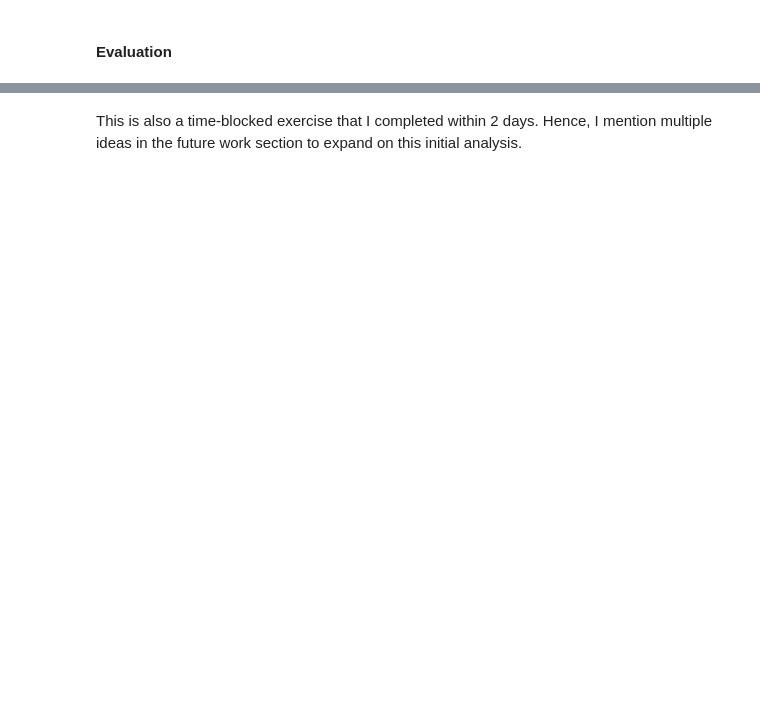
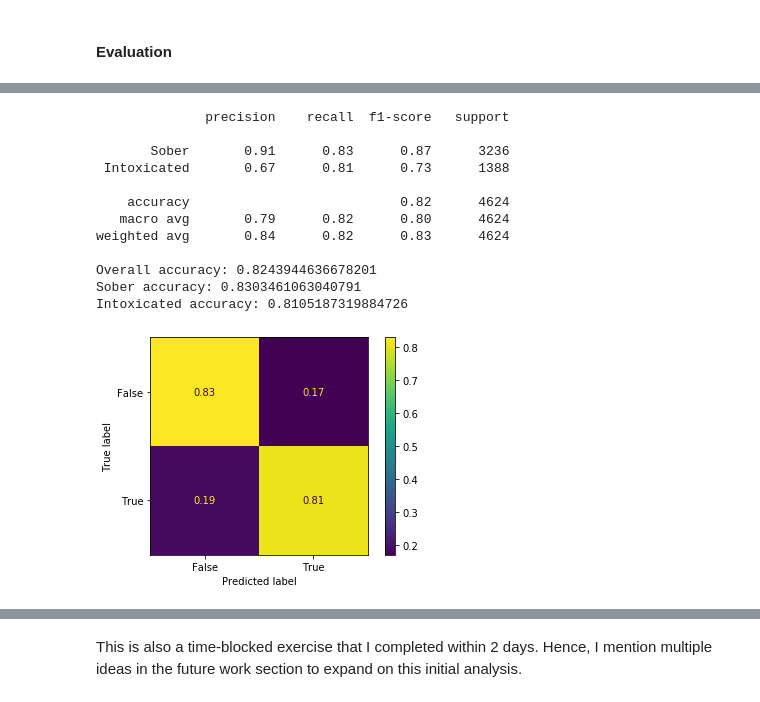
Before and after one commit to neo-anderson/TACPrediction, a Jupyter notebook: Analysis.ipynb, the cells around one changed output, grey strips where cells are left out. Drawn from its saved outputs; the diff is of its cells as text; code cells hidden in the pictures; blank space fills up the shorter version.

```diff
--- a/Analysis.ipynb
+++ b/Analysis.ipynb
@@ -739,0 +819,25 @@ This is formulated as a classification problem, but you are free to use any tech
+# %%
+X_train, X_test, y_train, y_test = train_test_split(X_full, y_full, test_size=0.2, shuffle=True, stratify=y_full, random_state=1337)
+clf = MLPClassifier(hidden_layer_sizes=(200,50), activation='relu', solver='adam', learning_rate='constant', random_state=1337)
+clf.fit(X_train, y_train)
+print(classification_report(y_test, clf.predict(X_test), labels=None, target_names=['Sober', 'Intoxicated'], sample_weight=None, digits=2, output_dict=False, zero_division='warn'))
+cm = confusion_matrix(clf.predict(X_test), y_test)
+print(f"Overall accuracy: {cm.diagonal().sum()/np.sum(cm)}")
+print(f"Sober accuracy: {cm[0,0]/cm[:,0].sum()}")
+print(f"Intoxicated accuracy: {cm[1,1]/cm[:,1].sum()}")
+plot_confusion_matrix(clf, X_test, y_test, normalize='true')
+plt.show()
+# %% [output]
+              precision    recall  f1-score   support
+
+       Sober       0.91      0.83      0.87      3236
+ Intoxicated       0.67      0.81      0.73      1388
+
+    accuracy                           0.82      4624
+   macro avg       0.79      0.82      0.80      4624
+weighted avg       0.84      0.82      0.83      4624
+
+Overall accuracy: 0.8243944636678201
+Sober accuracy: 0.8303461063040791
+Intoxicated accuracy: 0.8105187319884726
+[figure, added]
```
Also changed, not shown: parts of 36 cells of this notebook.
